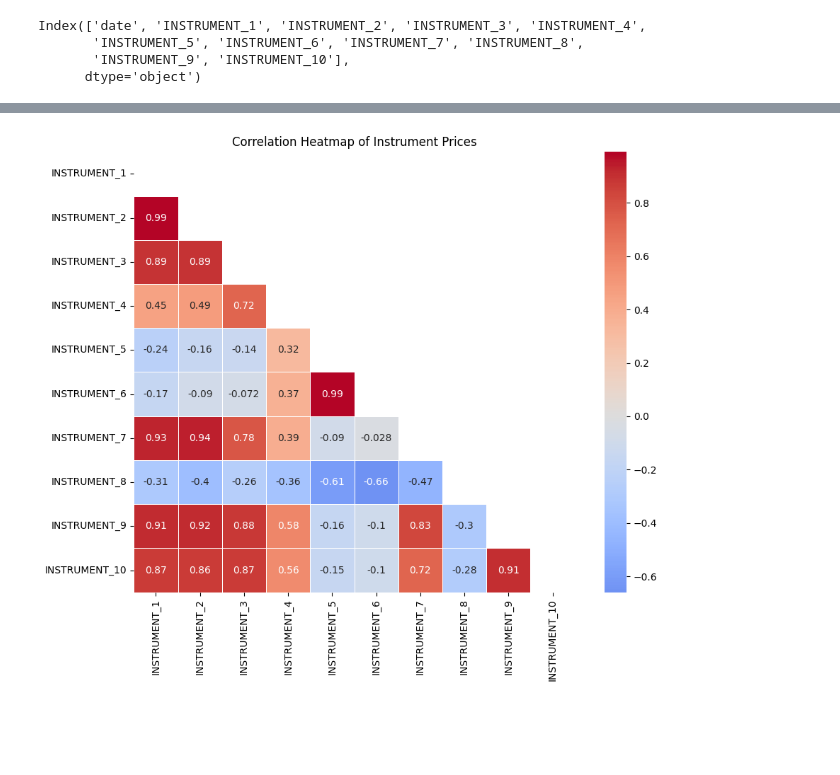
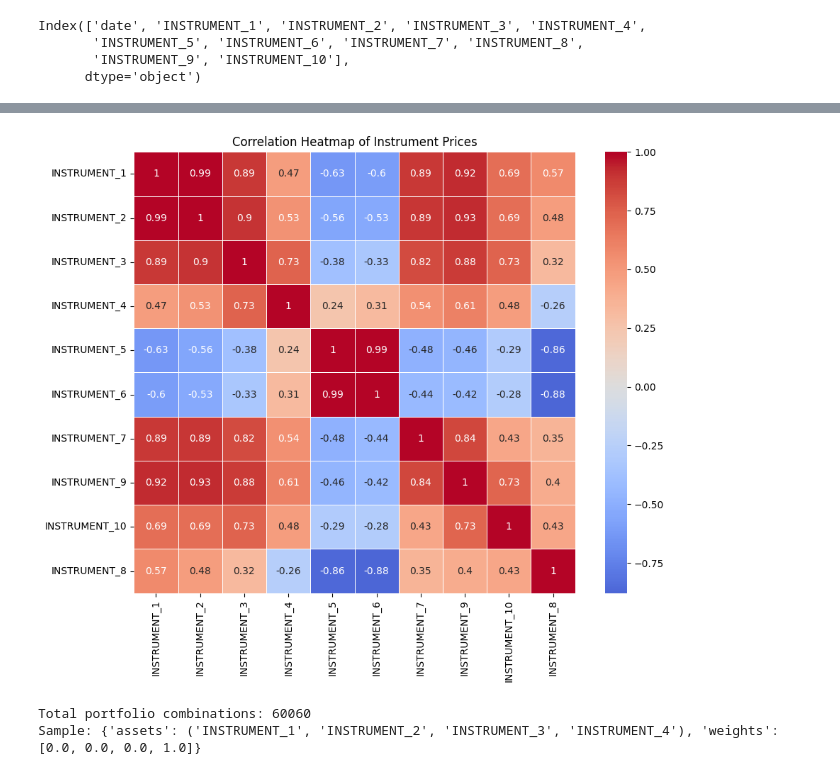
Before and after one commit to 77Tigers/algothon2026, a Jupyter notebook: man-imperial-algothon-2026/man1.ipynb, the cells around one changed output, grey strips where cells are left out. Saved outputs shown, nothing was run; the diff lists cells and outputs as text; code cells hidden in the pictures; blank space fills up the shorter version.

```diff
--- a/man-imperial-algothon-2026/man1.ipynb
+++ b/man-imperial-algothon-2026/man1.ipynb
@@ -4,10 +4,14 @@ import matplotlib.pyplot as plt
 import seaborn as sns
 import numpy as np
 # %%
-cash_rate=pd.read_csv('cash_rate.csv')
-prices = pd.read_csv('prices.csv')
-signals = pd.read_csv('signals.csv')
-volumes = pd.read_csv('volumes.csv')
+cash_rate=pd.read_csv('data/2025-12-31/cash_rate.csv')
+prices  = pd.read_csv('data/2025-12-31/prices.csv')
+signals = pd.read_csv('data/2025-12-31/signals.csv')
+volumes = pd.read_csv('data/2025-12-31/volumes.csv')
+
+#2909	2025-02-28
+norm_values = [ 589.84, 507.66, 81.29, 43.07, 91.24, 95.56, 263.98, 76.37, 84483.15, 2240.80 ]
+prices.iloc[:, 1:] = prices.iloc[:, 1:].div(norm_values, axis=1)
 
 prices.info()
 # %% [output]
@@ -96,12 +122,43 @@ plt.plot(prices['INSTRUMENT_8'])
 # %%
-corr = prices.corr(numeric_only=True)
-mask = np.triu(np.ones_like(corr, dtype=bool))
+p = prices[[f"INSTRUMENT_{i}" for i in [1,2,3,4,5,6,7,9,10,8]]]
+corr = p.iloc[1200:].corr(numeric_only=True)
+#mask = np.triu(np.ones_like(corr, dtype=bool))
 
 plt.figure(figsize=(10, 8))
-sns.heatmap(corr, mask=mask, annot=True, cmap='coolwarm', center = 0, square=True, linewidths=0.5)
+sns.heatmap(corr, annot=True, cmap='coolwarm', center = 0, square=True, linewidths=0.5)
 
 plt.title('Correlation Heatmap of Instrument Prices')
 plt.tight_layout()
 plt.show()
 # %% [output]
-[figure, old version]
+[figure, new version]
+# %%
+from itertools import combinations
+
+# Generate all combinations of 3 assets with weights >= 0 and sum = 1.0
+# Using increments of 0.01
+instruments = [f"INSTRUMENT_{i}" for i in [1, 2, 3, 4, 5, 6, 7, 9, 10, 8]]
+
+# Create weight combinations (in increments of 0.01, so using integers 0-100)
+N = 10
+weight_combinations = []
+for w1 in range(N+1):
+    for w2 in range(N+1 - w1):
+        for w3 in range(N+1 - w1 - w2):
+            w4 = N - w1 - w2 - w3
+            weight_combinations.append([w1 / N, w2 / N, w3 / N, w4 / N])
+
+# Create all combinations of 3 assets with their weights
+portfolio_combinations = []
+for asset_combo in combinations(instruments, 4):
+    for weights in weight_combinations:
+        portfolio_combinations.append({
+            'assets': asset_combo,
+            'weights': weights
+        })
+
+print(f"Total portfolio combinations: {len(portfolio_combinations)}")
+print(f"Sample: {portfolio_combinations[0]}")
+# %% [output]
+Total portfolio combinations: 60060
+Sample: {'assets': ('INSTRUMENT_1', 'INSTRUMENT_2', 'INSTRUMENT_3', 'INSTRUMENT_4'), 'weights': [0.0, 0.0, 0.0, 1.0]}
```
Also changed, not shown: parts of 15 cells of this notebook, 9 other files.
